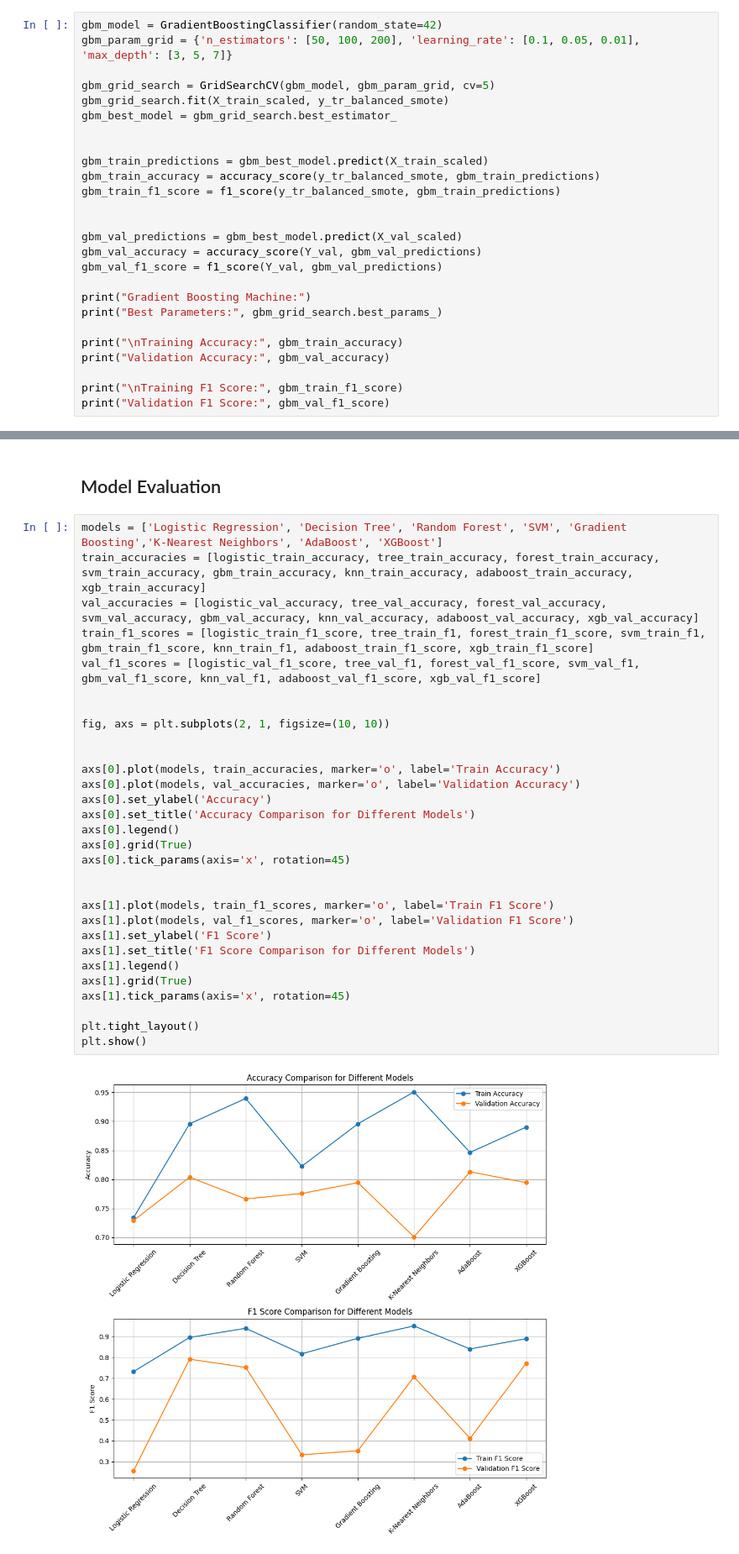
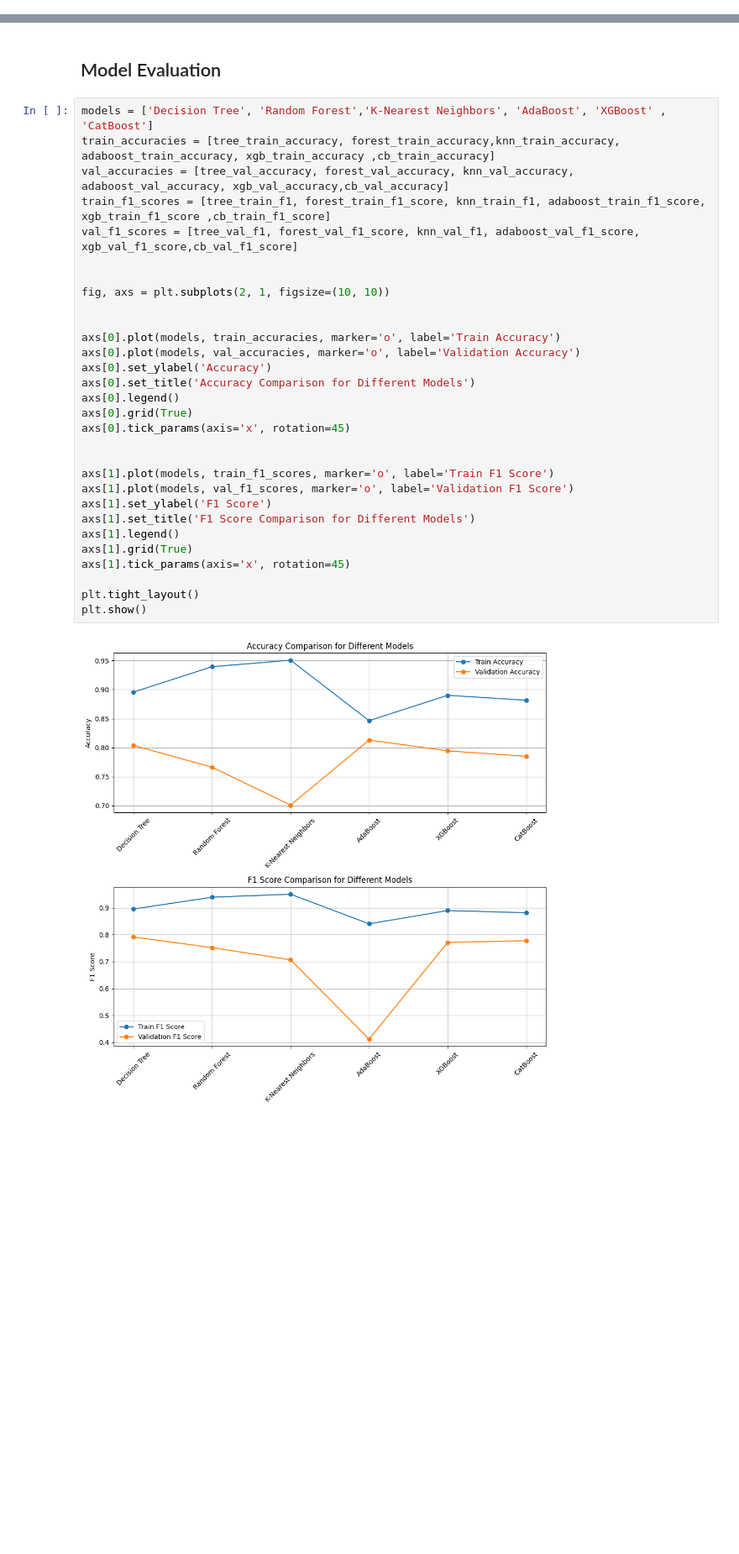
Before and after one commit to FaezehFarhan/Dyslipidemia, a Jupyter notebook: ML_modeling/ml_with_medical_base_feature_selection.ipynb, the cells around one changed output, grey strips where cells are left out. Shown at 84% size. Drawn from its saved outputs; the diff is of its cells as text; blank space fills up the shorter version.

Commit message:
after choosing 6 simple and boosting models
most correct and efficient models and answers of base feature - MEDICAL base feature selection -

```diff
--- a/ML_modeling/ml_with_medical_base_feature_selection.ipynb
+++ b/ML_modeling/ml_with_medical_base_feature_selection.ipynb
@@ -472,26 +394,0 @@ Best Validation F1 Score: 0.33333333333333337
-# %%
-gbm_model = GradientBoostingClassifier(random_state=42)
-gbm_param_grid = {'n_estimators': [50, 100, 200], 'learning_rate': [0.1, 0.05, 0.01], 'max_depth': [3, 5, 7]}
-
-gbm_grid_search = GridSearchCV(gbm_model, gbm_param_grid, cv=5)
-gbm_grid_search.fit(X_train_scaled, y_tr_balanced_smote)
-gbm_best_model = gbm_grid_search.best_estimator_
-
-
-gbm_train_predictions = gbm_best_model.predict(X_train_scaled)
-gbm_train_accuracy = accuracy_score(y_tr_balanced_smote, gbm_train_predictions)
-gbm_train_f1_score = f1_score(y_tr_balanced_smote, gbm_train_predictions)
-
-
-gbm_val_predictions = gbm_best_model.predict(X_val_scaled)
-gbm_val_accuracy = accuracy_score(Y_val, gbm_val_predictions)
-gbm_val_f1_score = f1_score(Y_val, gbm_val_predictions)
-
-print("Gradient Boosting Machine:")
-print("Best Parameters:", gbm_grid_search.best_params_)
-
-print("\nTraining Accuracy:", gbm_train_accuracy)
-print("Validation Accuracy:", gbm_val_accuracy)
-
-print("\nTraining F1 Score:", gbm_train_f1_score)
-print("Validation F1 Score:", gbm_val_f1_score)
@@ -659,34 +547,34 @@ Validation F1 Score: 0.7776357303219936
 # %% [markdown]
 ## Model Evaluation
 # %%
-models = ['Logistic Regression', 'Decision Tree', 'Random Forest', 'SVM', 'Gradient Boosting','K-Nearest Neighbors', 'AdaBoost', 'XGBoost']
-train_accuracies = [logistic_train_accuracy, tree_train_accuracy, forest_train_accuracy, svm_train_accuracy, gbm_train_accuracy, knn_train_accuracy, adaboost_train_accuracy, xgb_train_accuracy]
-val_accuracies = [logistic_val_accuracy, tree_val_accuracy, forest_val_accuracy, svm_val_accuracy, gbm_val_accuracy, knn_val_accuracy, adaboost_val_accuracy, xgb_val_accuracy]
-train_f1_scores = [logistic_train_f1_score, tree_train_f1, forest_train_f1_score, svm_train_f1, gbm_train_f1_score, knn_train_f1, adaboost_train_f1_score, xgb_train_f1_score]
-val_f1_scores = [logistic_val_f1_score, tree_val_f1, forest_val_f1_score, svm_val_f1, gbm_val_f1_score, knn_val_f1, adaboost_val_f1_score, xgb_val_f1_score]
+models = ['Decision Tree', 'Random Forest','K-Nearest Neighbors', 'AdaBoost', 'XGBoost' , 'CatBoost']
+train_accuracies = [tree_train_accuracy, forest_train_accuracy,knn_train_accuracy, adaboost_train_accuracy, xgb_train_accuracy ,cb_train_accuracy]
+val_accuracies = [tree_val_accuracy, forest_val_accuracy, knn_val_accuracy, adaboost_val_accuracy, xgb_val_accuracy,cb_val_accuracy]
+train_f1_scores = [tree_train_f1, forest_train_f1_score, knn_train_f1, adaboost_train_f1_score, xgb_train_f1_score ,cb_train_f1_score]
+val_f1_scores = [tree_val_f1, forest_val_f1_score, knn_val_f1, adaboost_val_f1_score, xgb_val_f1_score,cb_val_f1_score]
 
 
 fig, axs = plt.subplots(2, 1, figsize=(10, 10))
 
 
 axs[0].plot(models, train_accuracies, marker='o', label='Train Accuracy')
 axs[0].plot(models, val_accuracies, marker='o', label='Validation Accuracy')
 axs[0].set_ylabel('Accuracy')
 axs[0].set_title('Accuracy Comparison for Different Models')
 axs[0].legend()
 axs[0].grid(True)
 axs[0].tick_params(axis='x', rotation=45)
 
 
 axs[1].plot(models, train_f1_scores, marker='o', label='Train F1 Score')
 axs[1].plot(models, val_f1_scores, marker='o', label='Validation F1 Score')
 axs[1].set_ylabel('F1 Score')
 axs[1].set_title('F1 Score Comparison for Different Models')
 axs[1].legend()
 axs[1].grid(True)
 axs[1].tick_params(axis='x', rotation=45)
 
 plt.tight_layout()
 plt.show()
 # %% [output]
-[figure, old version]
+[figure, new version]
```
Also changed, not shown: parts of 6 cells of this notebook.
